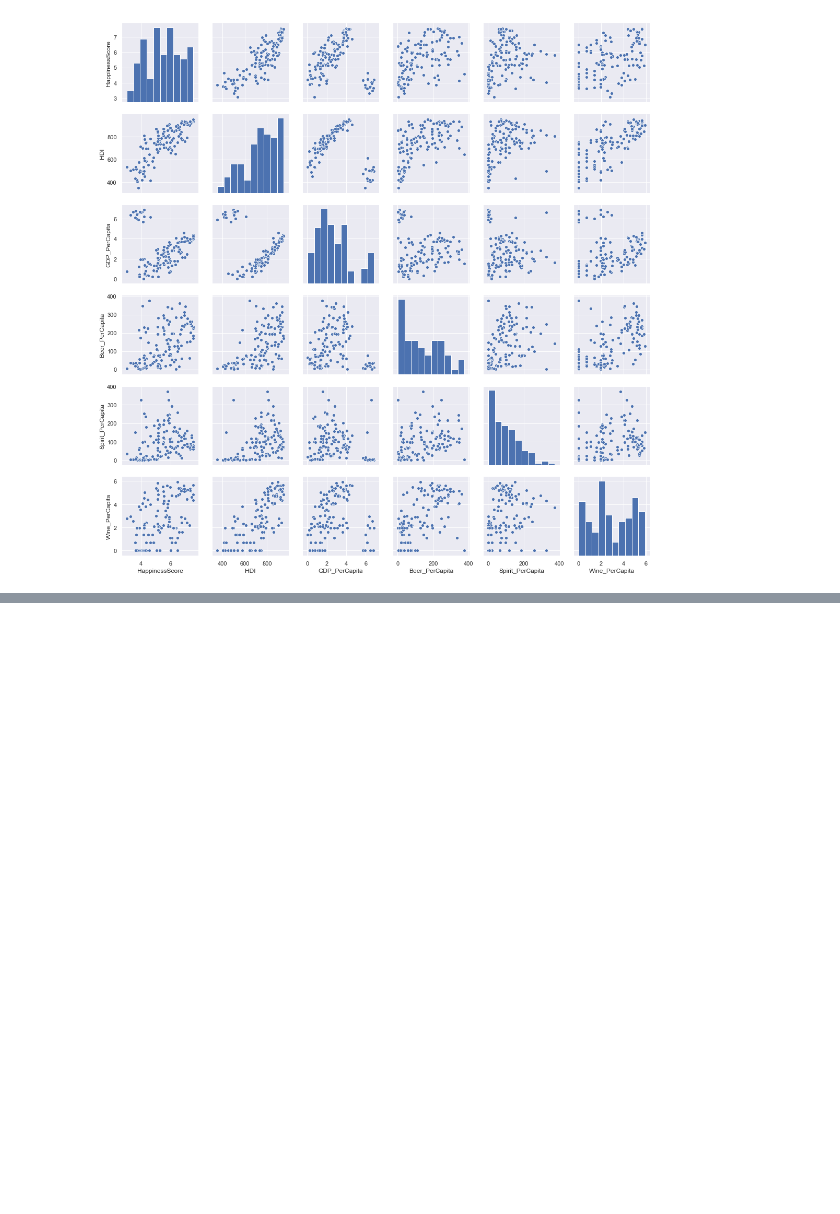
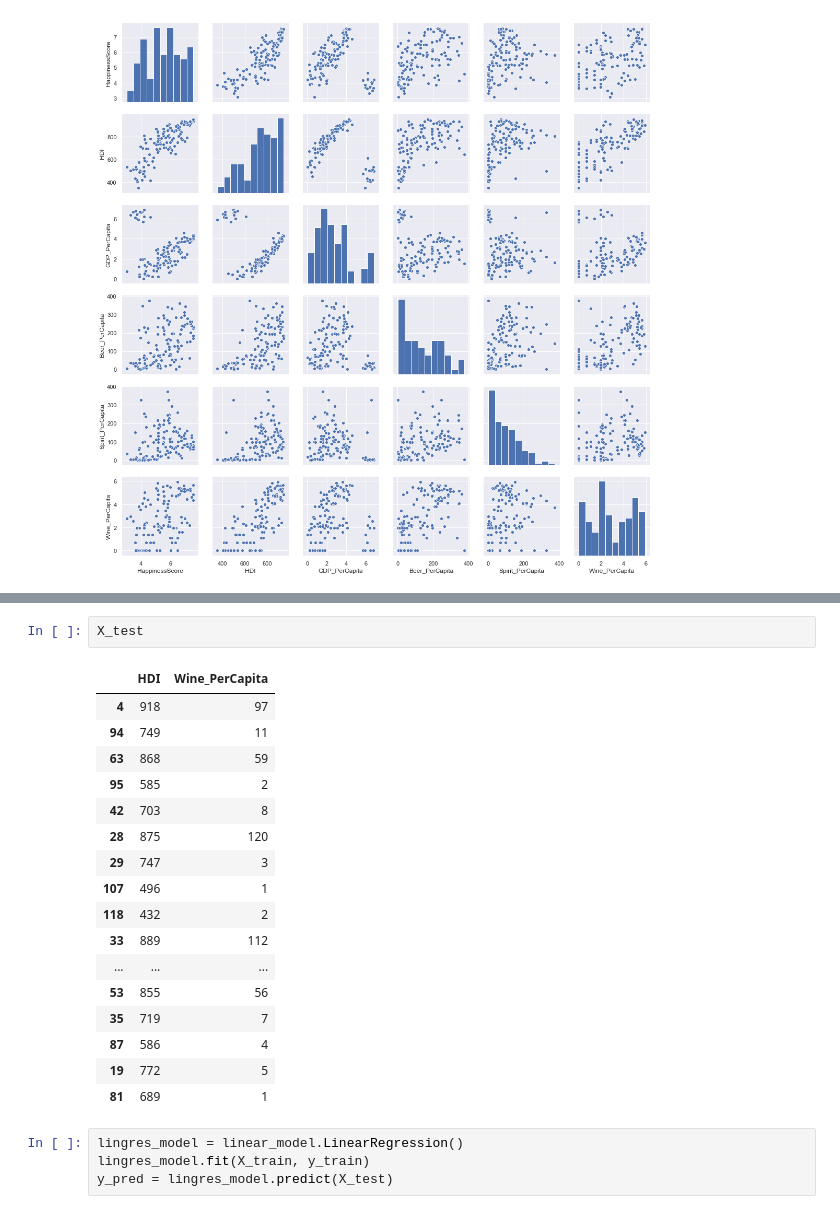
Before and after one commit to t2o2/data_fellowship, a Jupyter notebook: sprint2/Regression.ipynb, the cells around one changed output, grey strips where cells are left out. Drawn from its saved outputs; the diff is of its cells as text; blank space fills up the shorter version.

```diff
--- a/sprint2/Regression.ipynb
+++ b/sprint2/Regression.ipynb
@@ -208,0 +227,24 @@ strong multicollinearity or other numerical problems.
+# %%
+X_test
+# %% [output]
+|  | HDI | Wine_PerCapita |
+| 4 | 918 | 97 |
+| 94 | 749 | 11 |
+| 63 | 868 | 59 |
+| 95 | 585 | 2 |
+| 42 | 703 | 8 |
+| 28 | 875 | 120 |
+| 29 | 747 | 3 |
+| 107 | 496 | 1 |
+| 118 | 432 | 2 |
+| 33 | 889 | 112 |
+| ... | ... | ... |
+| 53 | 855 | 56 |
+| 35 | 719 | 7 |
+| 87 | 586 | 4 |
+| 19 | 772 | 5 |
+| 81 | 689 | 1 |
+# %%
+lingres_model = linear_model.LinearRegression()
+lingres_model.fit(X_train, y_train)
+y_pred = lingres_model.predict(X_test)
```
Also changed, not shown: parts of 11 cells of this notebook.
